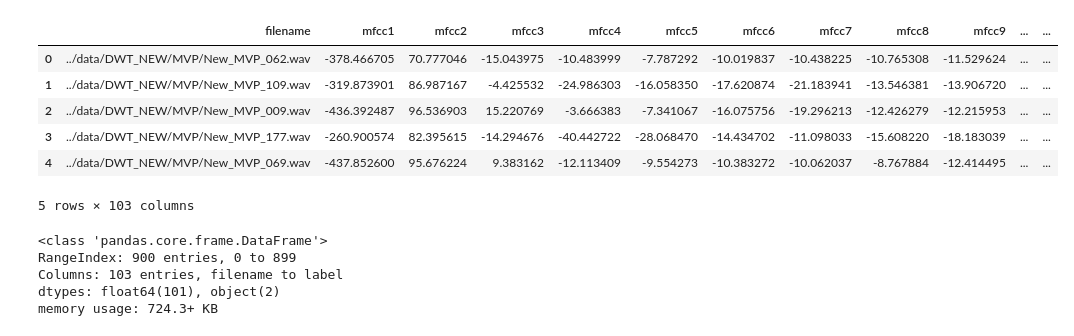
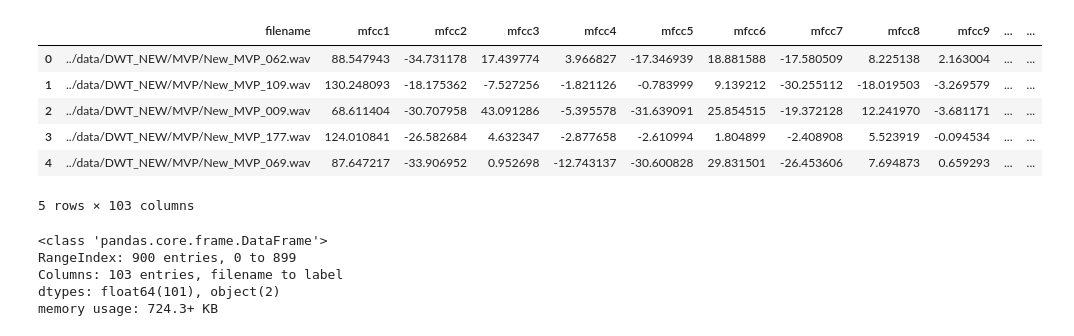
Before and after one commit to raflidev/vhd-machine-learning, a Jupyter notebook: Model/RNN.ipynb, the cells around one changed output. Drawn from its saved outputs; the diff is of its cells as text; code cells hidden in the pictures.

```diff
--- a/Model/RNN.ipynb
+++ b/Model/RNN.ipynb
@@ -11,16 +11,16 @@ import tensorflow as tf
 import matplotlib.pyplot as plt
 from pywt import wavedec
 # %%
-csv_uri = '../Preprocessing/db1/data_MfccDwtRmsCqtdb1L1.csv'
+csv_uri = '../Preprocessing/db1/data_MfccDwtRmsCqtdb1L5.csv'
 data = pd.read_csv(csv_uri)
 data.head()
 # %% [output]
 |  | filename | mfcc1 | mfcc2 | mfcc3 | mfcc4 | mfcc5 | mfcc6 | mfcc7 | mfcc8 | mfcc9 | ... | ... |
-| 0 | ../data/DWT_NEW/MVP/New_MVP_062.wav | -378.466705 | 70.777046 | -15.043975 | -10.483999 | -7.787292 | -10.019837 | -10.438225 | -10.765308 | -11.529624 | ... | ... |
-| 1 | ../data/DWT_NEW/MVP/New_MVP_109.wav | -319.873901 | 86.987167 | -4.425532 | -24.986303 | -16.058350 | -17.620874 | -21.183941 | -13.546381 | -13.906720 | ... | ... |
-| 2 | ../data/DWT_NEW/MVP/New_MVP_009.wav | -436.392487 | 96.536903 | 15.220769 | -3.666383 | -7.341067 | -16.075756 | -19.296213 | -12.426279 | -12.215953 | ... | ... |
-| 3 | ../data/DWT_NEW/MVP/New_MVP_177.wav | -260.900574 | 82.395615 | -14.294676 | -40.442722 | -28.068470 | -14.434702 | -11.098033 | -15.608220 | -18.183039 | ... | ... |
-| 4 | ../data/DWT_NEW/MVP/New_MVP_069.wav | -437.852600 | 95.676224 | 9.383162 | -12.113409 | -9.554273 | -10.383272 | -10.062037 | -8.767884 | -12.414495 | ... | ... |
+| 0 | ../data/DWT_NEW/MVP/New_MVP_062.wav | 88.547943 | -34.731178 | 17.439774 | 3.966827 | -17.346939 | 18.881588 | -17.580509 | 8.225138 | 2.163004 | ... | ... |
+| 1 | ../data/DWT_NEW/MVP/New_MVP_109.wav | 130.248093 | -18.175362 | -7.527256 | -1.821126 | -0.783999 | 9.139212 | -30.255112 | -18.019503 | -3.269579 | ... | ... |
+| 2 | ../data/DWT_NEW/MVP/New_MVP_009.wav | 68.611404 | -30.707958 | 43.091286 | -5.395578 | -31.639091 | 25.854515 | -19.372128 | 12.241970 | -3.681171 | ... | ... |
+| 3 | ../data/DWT_NEW/MVP/New_MVP_177.wav | 124.010841 | -26.582684 | 4.632347 | -2.877658 | -2.610994 | 1.804899 | -2.408908 | 5.523919 | -0.094534 | ... | ... |
+| 4 | ../data/DWT_NEW/MVP/New_MVP_069.wav | 87.647217 | -33.906952 | 0.952698 | -12.743137 | -30.600828 | 29.831501 | -26.453606 | 7.694873 | 0.659293 | ... | ... |
 5 rows × 103 columns
 # %%
 data.info()
```
Also changed, not shown: parts of 11 cells of this notebook, 14 other files.
